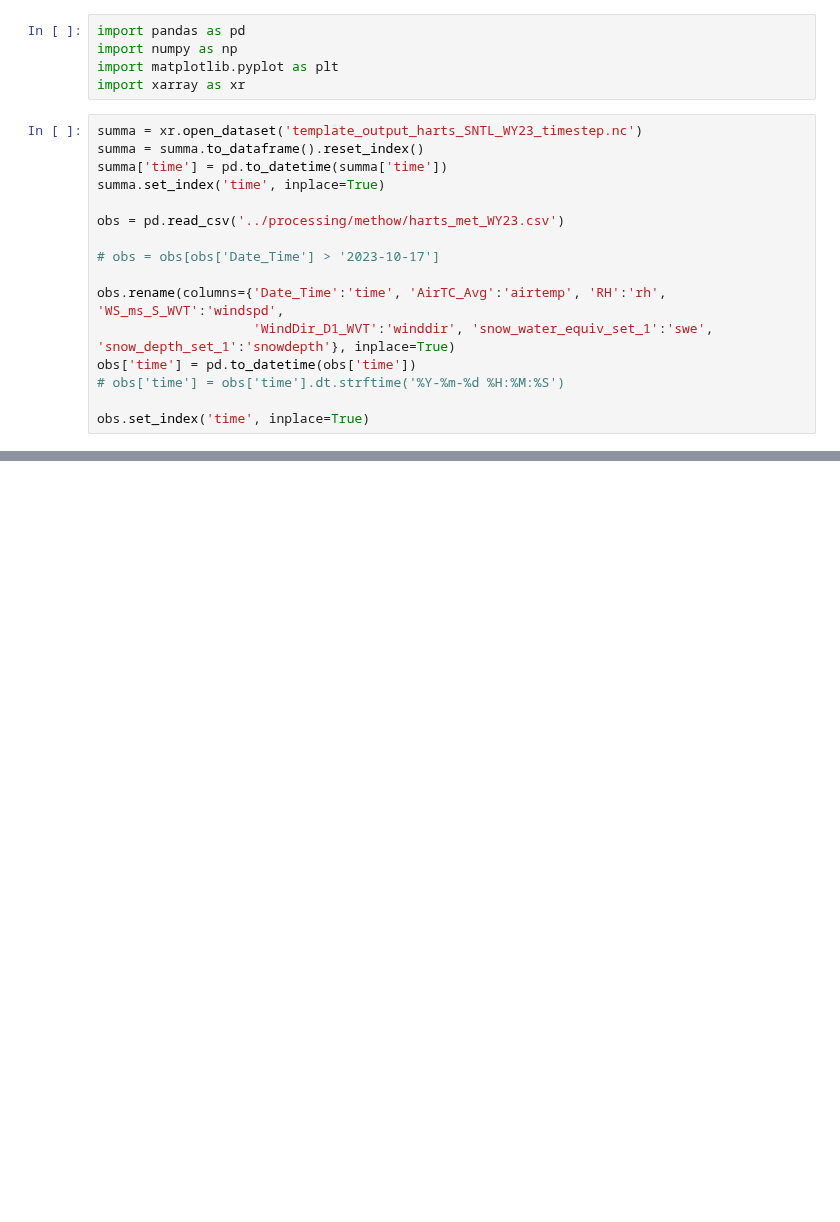
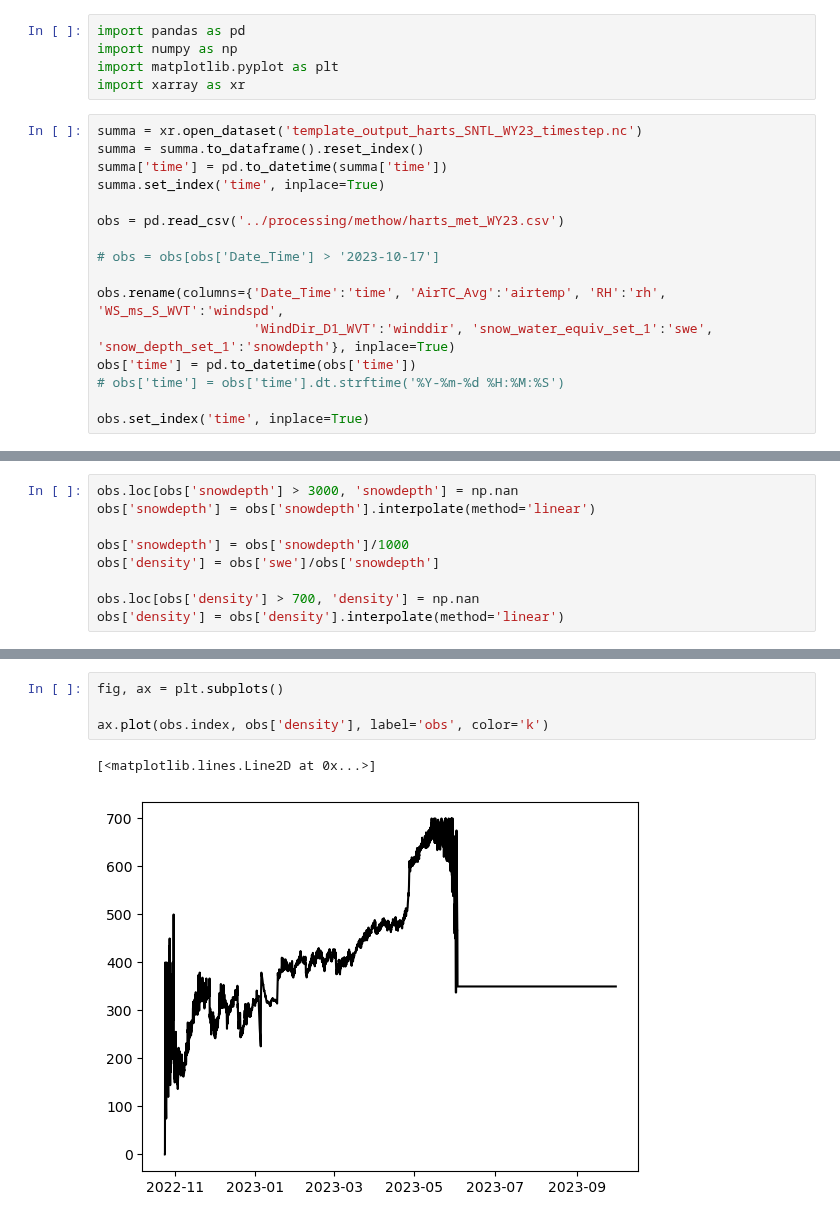
Before and after one commit to clinton-alden/summa, a Jupyter notebook: analysis/harts_analysis.ipynb, the cells around one changed output, grey strips where cells are left out. Drawn from its saved outputs; the diff is of its cells as text; blank space fills up the shorter version.

```diff
--- a/analysis/harts_analysis.ipynb
+++ b/analysis/harts_analysis.ipynb
@@ -65,0 +22,9 @@ Text(0.5, 1.0, 'Harts Pass SWE WY23')
+# %%
+obs.loc[obs['snowdepth'] > 3000, 'snowdepth'] = np.nan
+obs['snowdepth'] = obs['snowdepth'].interpolate(method='linear')
+
+obs['snowdepth'] = obs['snowdepth']/1000
+obs['density'] = obs['swe']/obs['snowdepth']
+
+obs.loc[obs['density'] > 700, 'density'] = np.nan
+obs['density'] = obs['density'].interpolate(method='linear')
@@ -65,0 +93,7 @@ Text(0.5, 1.0, 'Harts Pass SWE WY23')
+# %%
+fig, ax = plt.subplots()
+
+ax.plot(obs.index, obs['density'], label='obs', color='k')
+# %% [output]
+[<matplotlib.lines.Line2D at 0x...>]
+[figure, added]
```
Also changed, not shown: parts of 5 cells of this notebook, 1 other file.
